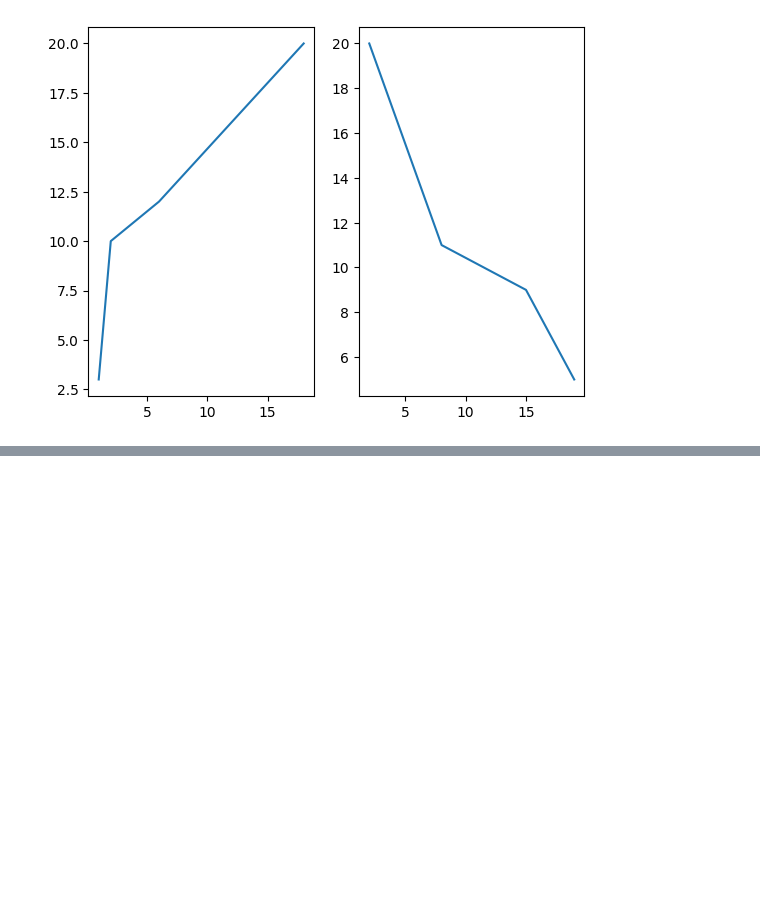
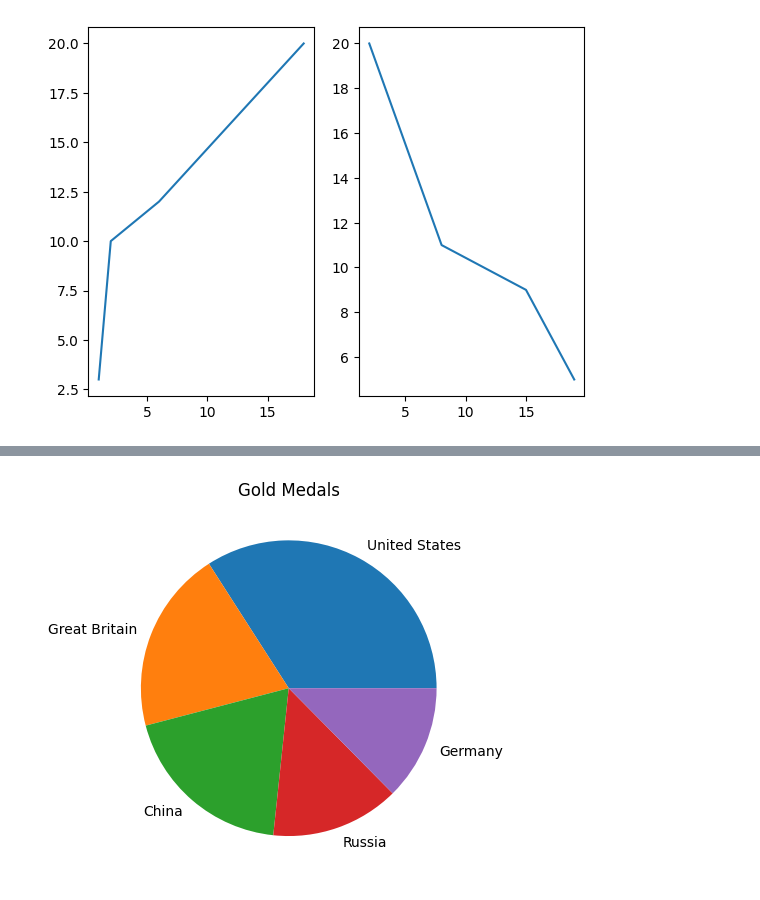
Before and after one commit to Hiranbaburaj/DataScience-Lab, a Jupyter notebook: Ex-3.ipynb, the cells around one changed output, grey strips where cells are left out. Cells and saved outputs as stored; diff of their text form; code cells hidden in the pictures; blank space fills up the shorter version.

```diff
--- a/Ex-3.ipynb
+++ b/Ex-3.ipynb
@@ -100,0 +166,30 @@ plt.show()
+# %%
+# 9. Write a Python programming to create a pie chart of gold medal achievements of five most
+# successful countries in 2016 Summer Olympics. Read the data from a csv file.
+
+# Sample data:
+# medal.csv
+
+# country,gold_medal
+# United States,46
+# Great Britain,27
+# China,26
+# Russia,19
+# Germany,17
+
+import csv
+
+x = []
+y = []
+with open('/home/exam1/Desktop/HIRAN_S1MCA/Datasciencelab_files/medal.csv', mode ='r')as file:
+    csvFile = csv.reader(file)
+    next(csvFile) #skip the 1st line(header) of the csv file
+    for lines in csvFile:
+        x.append(lines[0])
+        y.append(lines[1])
+
+plt.pie(y, labels = x)
+plt.title("Gold Medals")
+plt.show()
+# %% [output]
+[figure, added]
```
Also changed, not shown: parts of 4 cells of this notebook.
